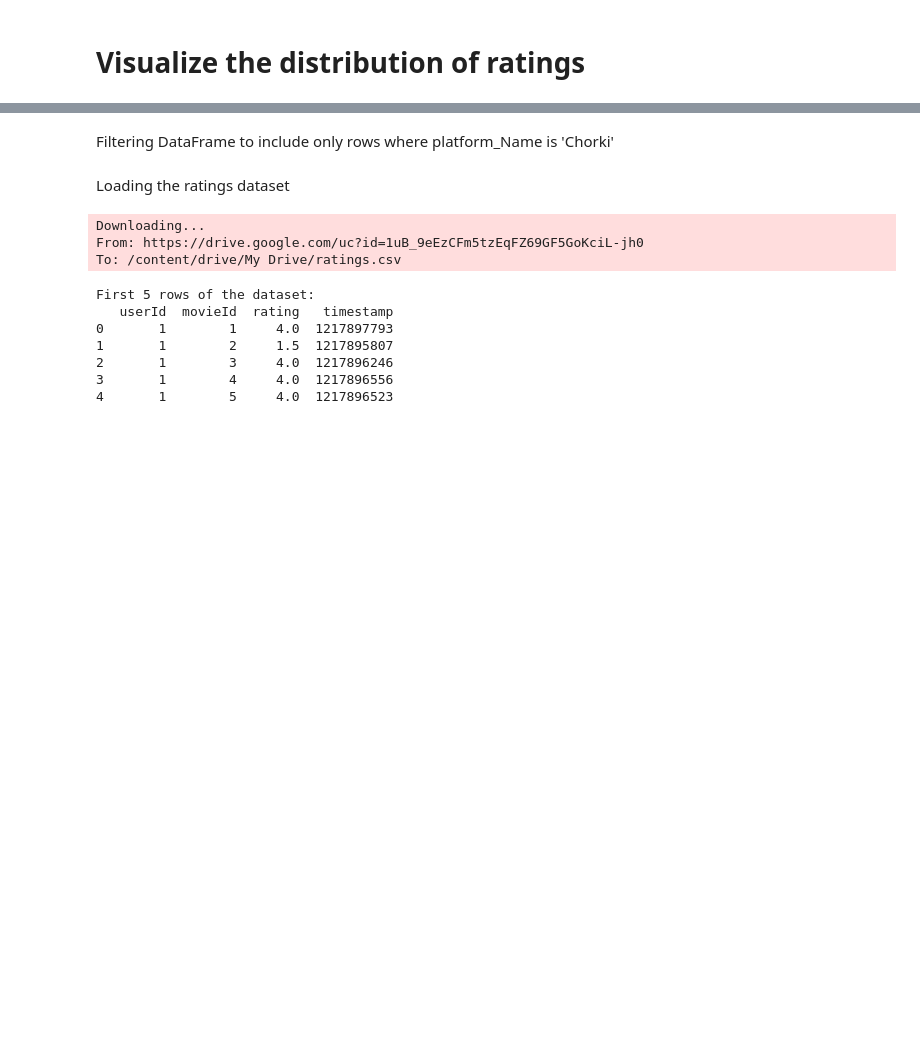
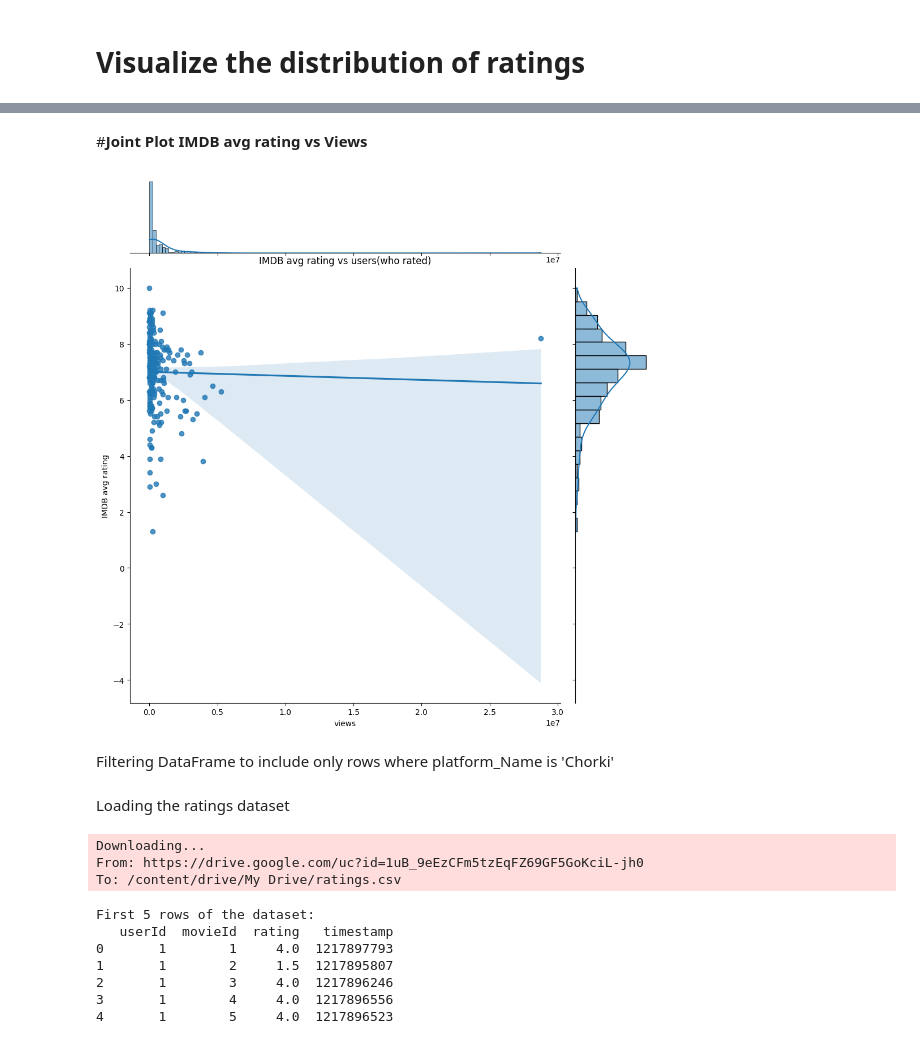
Before and after one commit to shaisad/BanglaMoviePopularityPredictor, a Jupyter notebook: Bangali_movie_ML_Project.ipynb, the cells around one changed output, grey strips where cells are left out. Saved outputs shown, nothing was run; the diff lists cells and outputs as text; code cells hidden in the pictures; blank space fills up the shorter version.

```diff
--- a/Bangali_movie_ML_Project.ipynb
+++ b/Bangali_movie_ML_Project.ipynb
@@ -125,3 +135,14 @@ First 5 rows of the dataset:
+# %% [markdown]
+#**Joint Plot IMDB avg rating vs Views**
+# %%
+
+sns.jointplot(x='views', y='IMDB avg rating', data=movie_ratings, kind='reg', height=10)
+plt.xlabel('views')
+plt.ylabel('IMDB avg rating')
+plt.title('IMDB avg rating vs users(who rated)')
+plt.show()
+# %% [output]
+[figure, added]
 # %% [markdown]
 Filtering DataFrame to include only rows where platform_Name is 'Chorki'
 # %%
```
Also changed, not shown: parts of 23 cells of this notebook.
